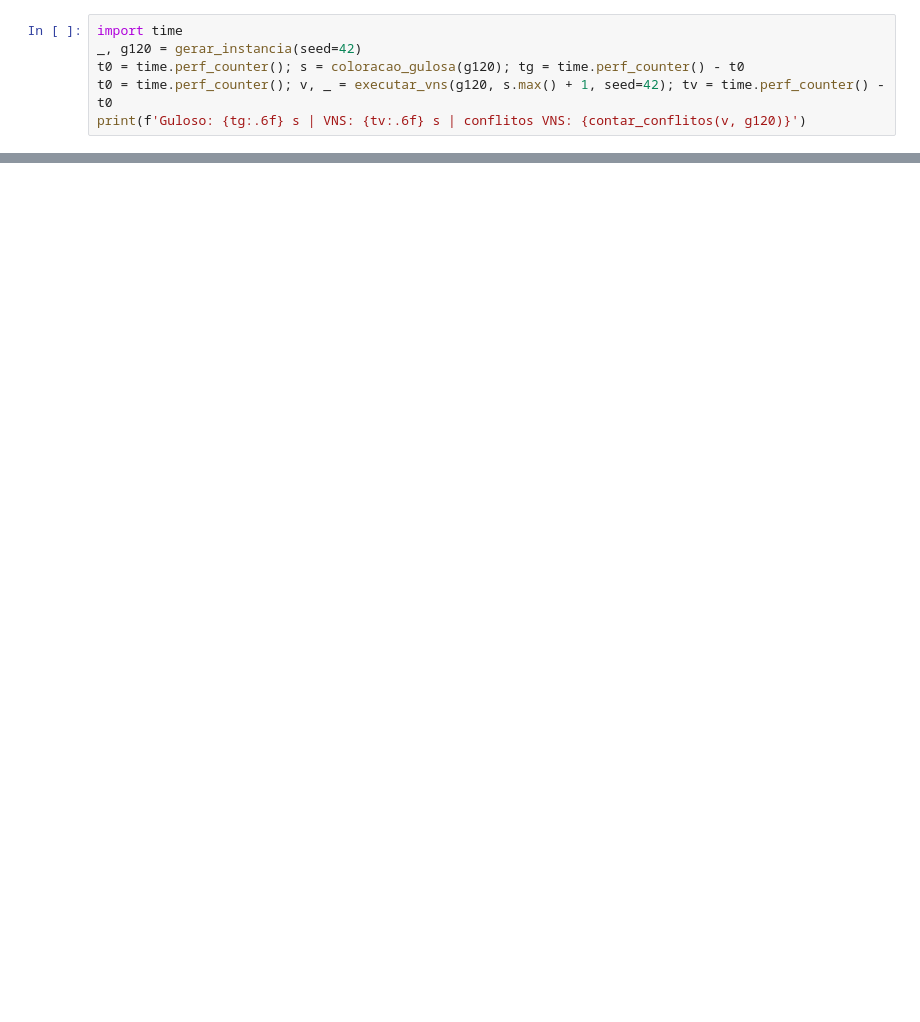
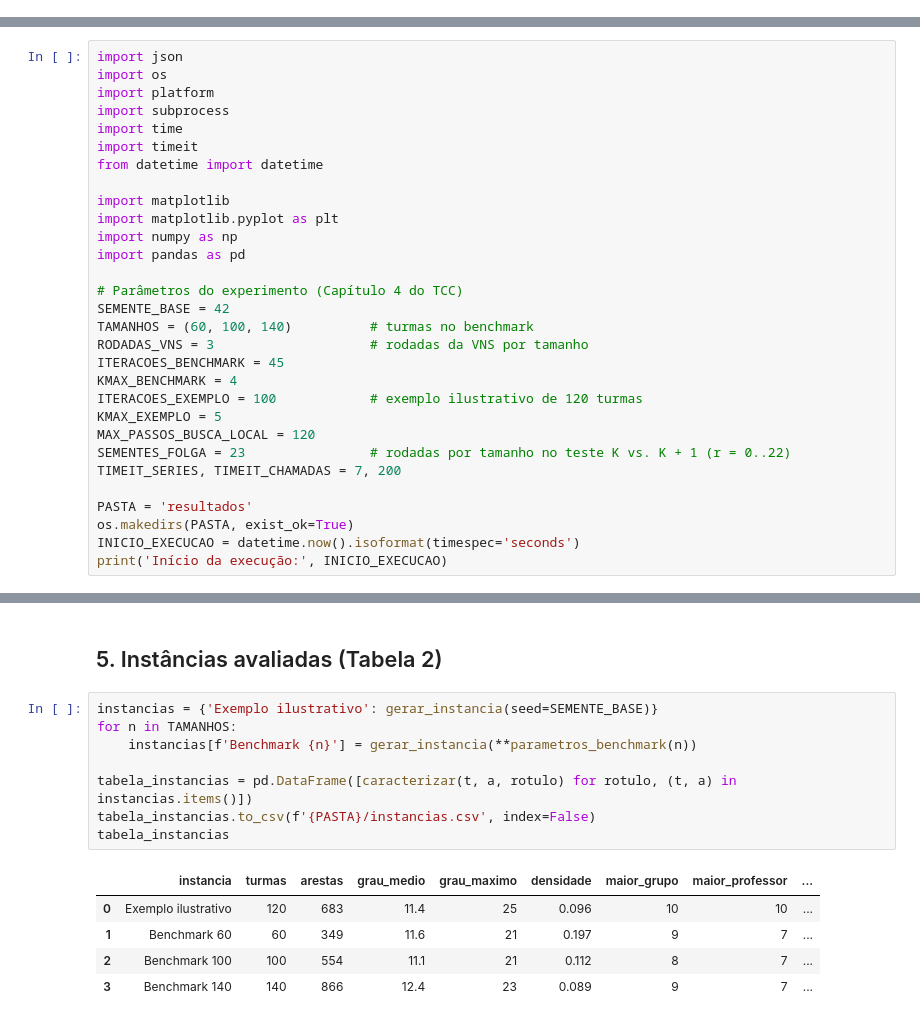
Before and after one commit to GersonMJL/time-allocation, a Jupyter notebook: comparacao_alocacao_horarios.ipynb, the cells around one changed output, grey strips where cells are left out. Cells and saved outputs as stored; diff of their text form; blank space fills up the shorter version.

```diff
--- a/comparacao_alocacao_horarios.ipynb
+++ b/comparacao_alocacao_horarios.ipynb
@@ -233,6 +0,0 @@ Para uma aplicação real, possíveis extensões são: capacidade de salas, indi
-# %%
-import time
-_, g120 = gerar_instancia(seed=42)
-t0 = time.perf_counter(); s = coloracao_gulosa(g120); tg = time.perf_counter() - t0
-t0 = time.perf_counter(); v, _ = executar_vns(g120, s.max() + 1, seed=42); tv = time.perf_counter() - t0
-print(f'Guloso: {tg:.6f} s | VNS: {tv:.6f} s | conflitos VNS: {contar_conflitos(v, g120)}')
@@ -378,0 +25,30 @@ display(tabela_folga[tabela_folga['principal']].pivot_table(
+# %%
+import json
+import os
+import platform
+import subprocess
+import time
+import timeit
+from datetime import datetime
+
+import matplotlib
+import matplotlib.pyplot as plt
+import numpy as np
+import pandas as pd
+
+# Parâmetros do experimento (Capítulo 4 do TCC)
+SEMENTE_BASE = 42
+TAMANHOS = (60, 100, 140)          # turmas no benchmark
+RODADAS_VNS = 3                    # rodadas da VNS por tamanho
+ITERACOES_BENCHMARK = 45
+KMAX_BENCHMARK = 4
+ITERACOES_EXEMPLO = 100            # exemplo ilustrativo de 120 turmas
+KMAX_EXEMPLO = 5
+MAX_PASSOS_BUSCA_LOCAL = 120
+SEMENTES_FOLGA = 23                # rodadas por tamanho no teste K vs. K + 1 (r = 0..22)
+TIMEIT_SERIES, TIMEIT_CHAMADAS = 7, 200
+
+PASTA = 'resultados'
+os.makedirs(PASTA, exist_ok=True)
+INICIO_EXECUCAO = datetime.now().isoformat(timespec='seconds')
+print('Início da execução:', INICIO_EXECUCAO)
@@ -378,0 +223,16 @@ display(tabela_folga[tabela_folga['principal']].pivot_table(
+# %% [markdown]
+## 5. Instâncias avaliadas (Tabela 2)
+# %%
+instancias = {'Exemplo ilustrativo': gerar_instancia(seed=SEMENTE_BASE)}
+for n in TAMANHOS:
+    instancias[f'Benchmark {n}'] = gerar_instancia(**parametros_benchmark(n))
+
+tabela_instancias = pd.DataFrame([caracterizar(t, a, rotulo) for rotulo, (t, a) in instancias.items()])
+tabela_instancias.to_csv(f'{PASTA}/instancias.csv', index=False)
+tabela_instancias
+# %% [output]
+|  | instancia | turmas | arestas | grau_medio | grau_maximo | densidade | maior_grupo | maior_professor | ... |
+| 0 | Exemplo ilustrativo | 120 | 683 | 11.4 | 25 | 0.096 | 10 | 10 | ... |
+| 1 | Benchmark 60 | 60 | 349 | 11.6 | 21 | 0.197 | 9 | 7 | ... |
+| 2 | Benchmark 100 | 100 | 554 | 11.1 | 21 | 0.112 | 8 | 7 | ... |
+| 3 | Benchmark 140 | 140 | 866 | 12.4 | 23 | 0.089 | 9 | 7 | ... |
```
Also changed, not shown: parts of 38 cells of this notebook, 13 other files.
